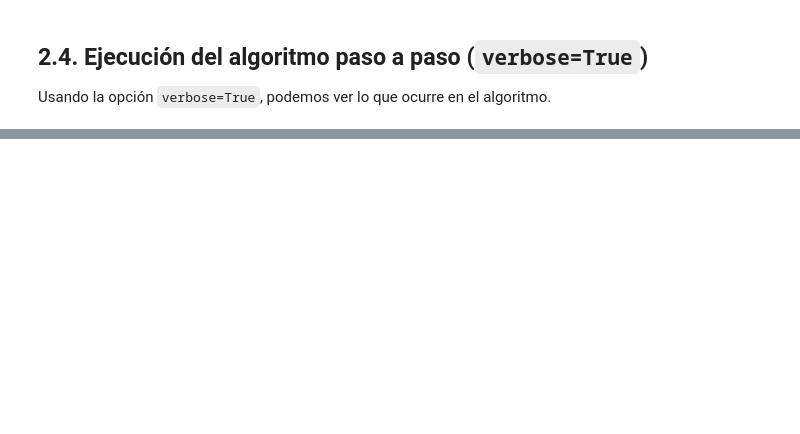
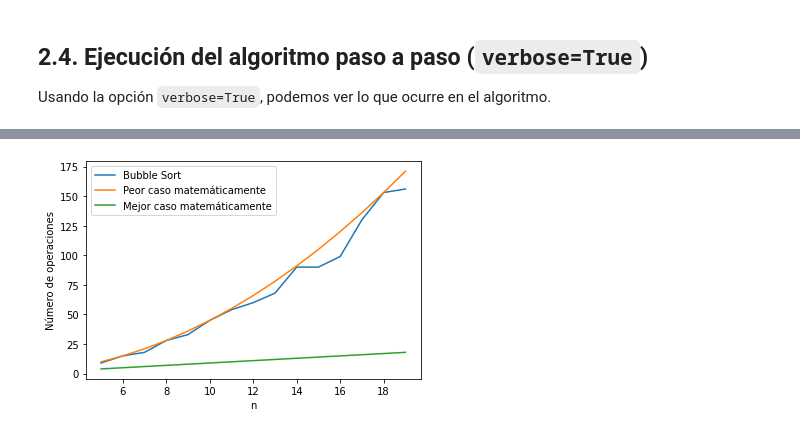
Before and after one commit to LuisCastroV/ADA-Informes, a Jupyter notebook: Informe_InsertionSort.ipynb, the cells around one changed output, grey strips where cells are left out. Drawn from its saved outputs; the diff is of its cells as text; code cells hidden in the pictures; blank space fills up the shorter version.

```diff
--- a/Informe_InsertionSort.ipynb
+++ b/Informe_InsertionSort.ipynb
@@ -212,0 +300,23 @@ Finalmente, como la propiedad de bucle invariante es verdadera al incio del bucl
+# %%
+import matplotlib.pyplot as plt
+
+x=[n for n in range(5,20)]
+y1=[n*(n-1)/2 for n in range(5,20)] #Peor
+y2=[n-1 for n in range(5,20)] #Mejor
+y=[];
+
+for n in range(5,20):
+  a = random.sample(range(1, 100), n)
+  a,counter = bubble_sort(a)
+  y.append(counter)
+
+plt.plot(x,y)
+plt.plot(x,y1)
+plt.plot(x,y2)
+plt.legend(["Bubble Sort", "Peor caso matemáticamente", "Mejor caso matemáticamente"])
+
+plt.xlabel('n')
+plt.ylabel('Número de operaciones')
+plt.show()
+# %% [output]
+[figure, added]
```
Also changed, not shown: parts of 13 cells of this notebook.
